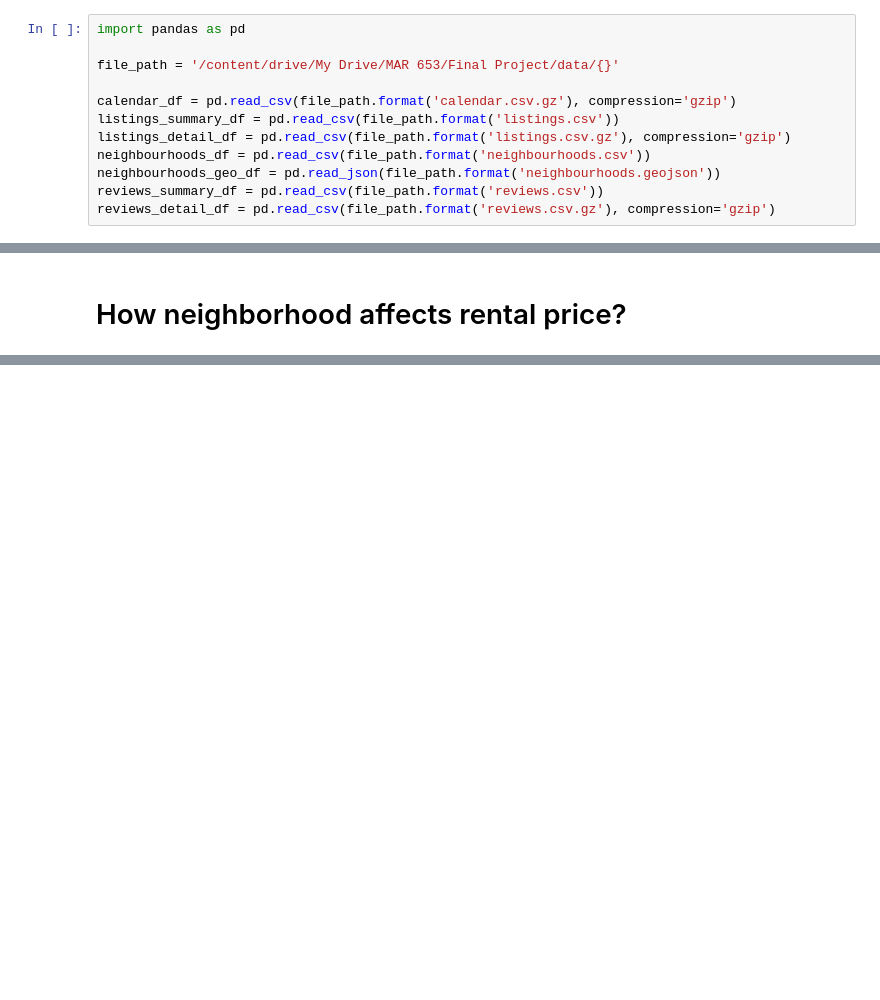
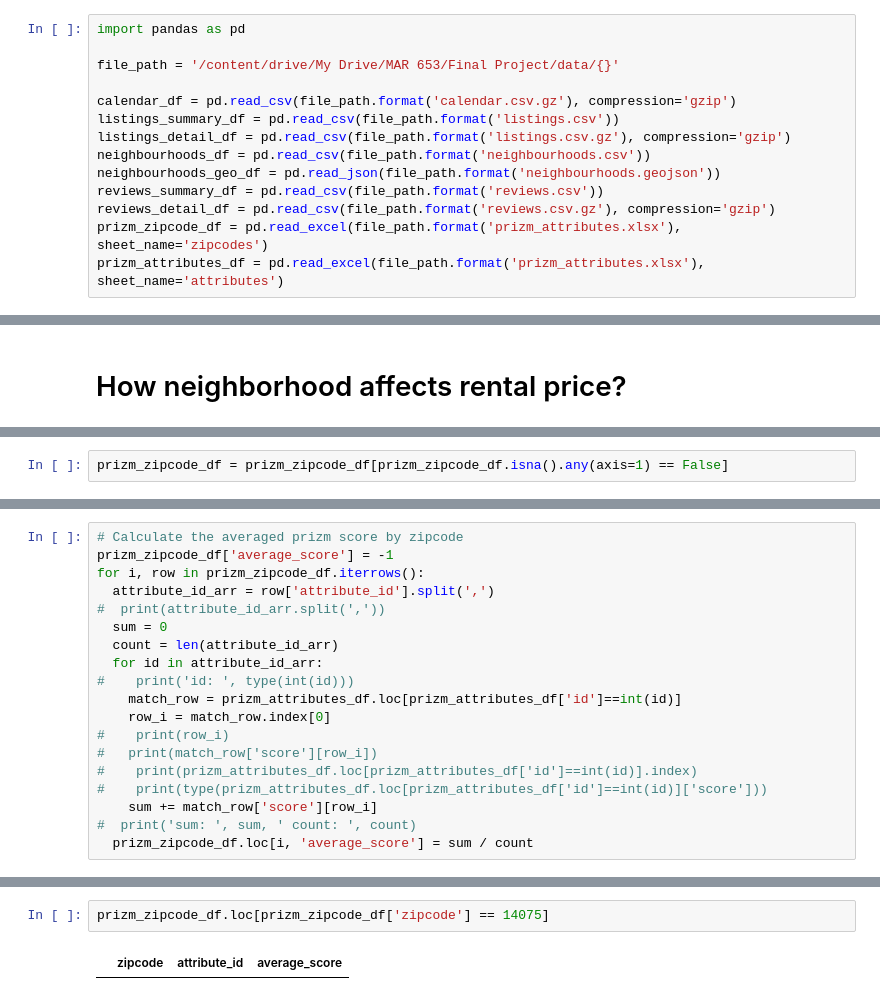
Before and after one commit to jasonmlkang/MAR653-FinalProject, a Jupyter notebook: final_project/explore_data.ipynb, the cells around one changed output, grey strips where cells are left out. Cells and saved outputs as stored; diff of their text form; blank space fills up the shorter version.

```diff
--- a/final_project/explore_data.ipynb
+++ b/final_project/explore_data.ipynb
@@ -51,6 +49,8 @@ neighbourhoods_df = pd.read_csv(file_path.format('neighbourhoods.csv'))
 neighbourhoods_geo_df = pd.read_json(file_path.format('neighbourhoods.geojson'))
 reviews_summary_df = pd.read_csv(file_path.format('reviews.csv'))
 reviews_detail_df = pd.read_csv(file_path.format('reviews.csv.gz'), compression='gzip')
+prizm_zipcode_df = pd.read_excel(file_path.format('prizm_attributes.xlsx'), sheet_name='zipcodes')
+prizm_attributes_df = pd.read_excel(file_path.format('prizm_attributes.xlsx'), sheet_name='attributes')
 # %%
 os.listdir('drive/My Drive/MAR 653/Final Project/data')
 # %% [output]
@@ -429,0 +448,2 @@ listings_neighbourhood_df.head()
+# %%
+prizm_zipcode_df = prizm_zipcode_df[prizm_zipcode_df.isna().any(axis=1) == False]
@@ -429,0 +458,19 @@ listings_neighbourhood_df.head()
+# %%
+# Calculate the averaged prizm score by zipcode
+prizm_zipcode_df['average_score'] = -1
+for i, row in prizm_zipcode_df.iterrows():
+  attribute_id_arr = row['attribute_id'].split(',')
+#  print(attribute_id_arr.split(','))
+  sum = 0
+  count = len(attribute_id_arr)
+  for id in attribute_id_arr:
+#    print('id: ', type(int(id)))
+    match_row = prizm_attributes_df.loc[prizm_attributes_df['id']==int(id)]
+    row_i = match_row.index[0]
+#    print(row_i)
+#   print(match_row['score'][row_i])
+#    print(prizm_attributes_df.loc[prizm_attributes_df['id']==int(id)].index)
+#    print(type(prizm_attributes_df.loc[prizm_attributes_df['id']==int(id)]['score']))
+    sum += match_row['score'][row_i]
+#  print('sum: ', sum, ' count: ', count)
+  prizm_zipcode_df.loc[i, 'average_score'] = sum / count
@@ -429,0 +513,4 @@ listings_neighbourhood_df.head()
+# %%
+prizm_zipcode_df.loc[prizm_zipcode_df['zipcode'] == 14075]
+# %% [output]
+|  | zipcode | attribute_id | average_score |
```
Also changed, not shown: parts of 15 cells of this notebook.
